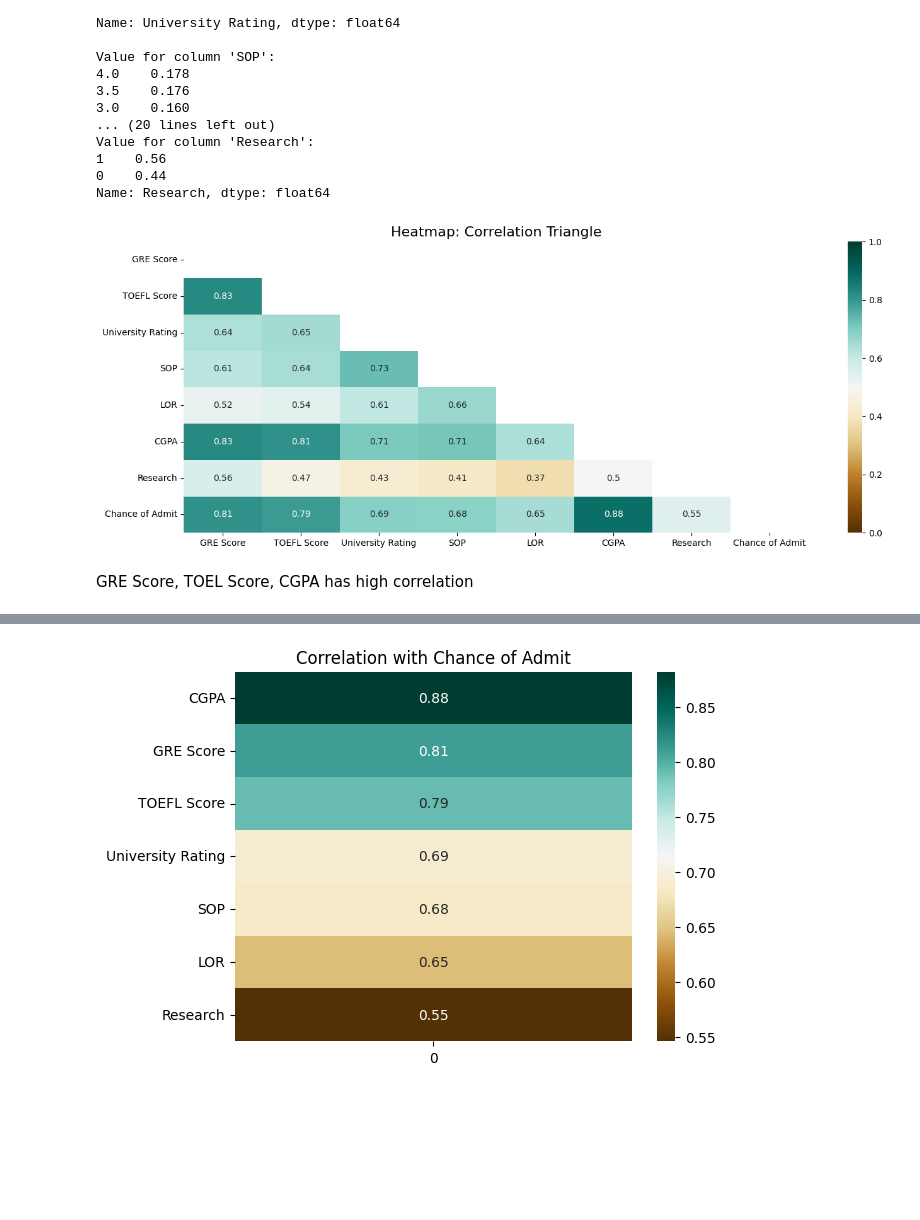
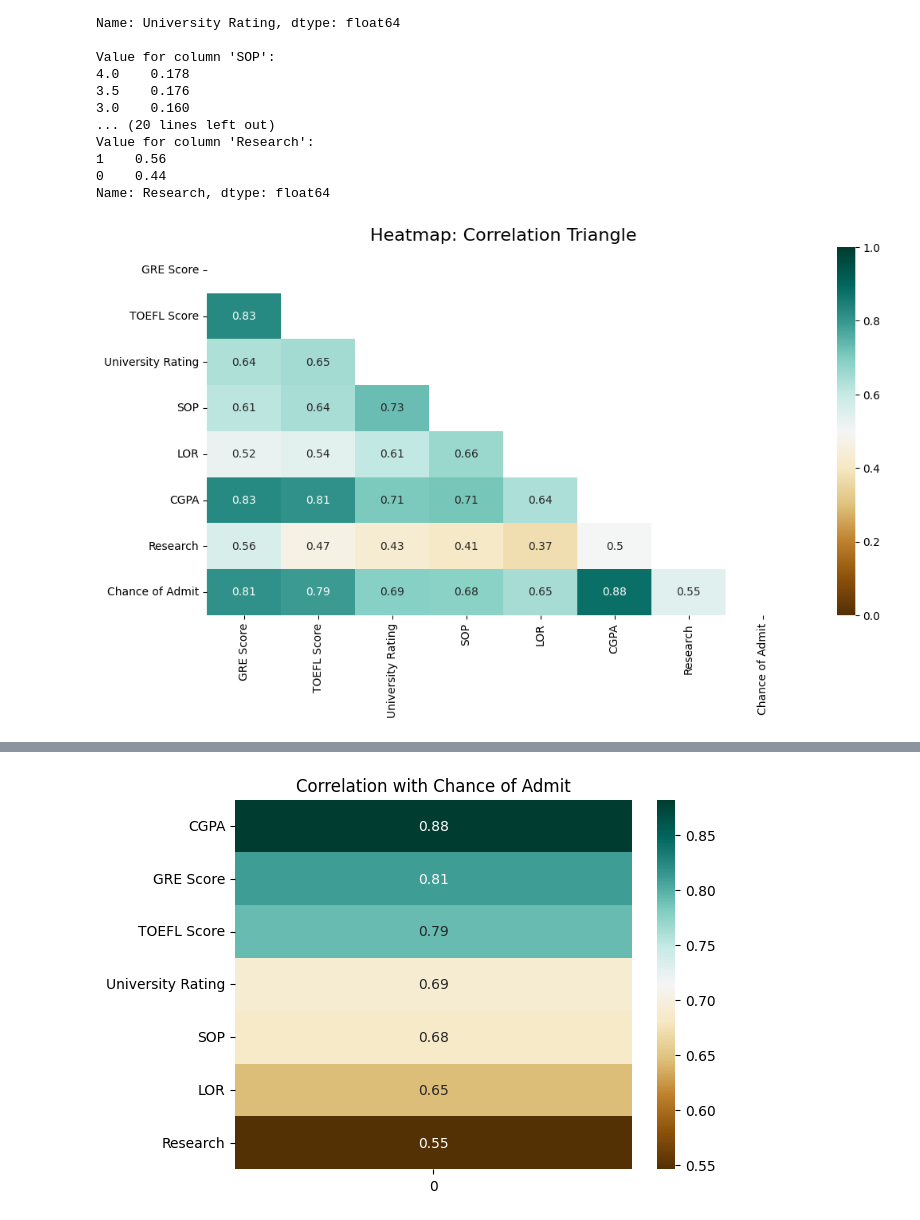
Before and after one commit to jdeepanshu/chanceadmission, a Jupyter notebook: Jamboree_Case_Study.ipynb, the cells around one changed output, grey strips where cells are left out. Cells and saved outputs as stored; diff of their text form; code cells hidden in the pictures; blank space fills up the shorter version.

```diff
--- a/Jamboree_Case_Study.ipynb
+++ b/Jamboree_Case_Study.ipynb
@@ -161,12 +161,10 @@ Value for column 'Research':
 Name: Research, dtype: float64
 # %%
 corr = df.corr()
-plt.figure(figsize=(16,6))
+plt.figure(figsize=((12,6)))
 mask = np.triu(np.ones_like(corr, dtype=np.bool_))
 heatmap = sns.heatmap(corr, mask=mask, vmin=0, vmax=1, annot=True,cmap='BrBG')
 heatmap.set_title('Heatmap: Correlation Triangle',fontdict={'fontsize':16})
 plt.show()
 # %% [output]
-[figure, old version]
+[figure, new version]
-# %% [markdown]
-GRE Score, TOEL Score, CGPA has high correlation
```
Also changed, not shown: parts of 20 cells of this notebook.
